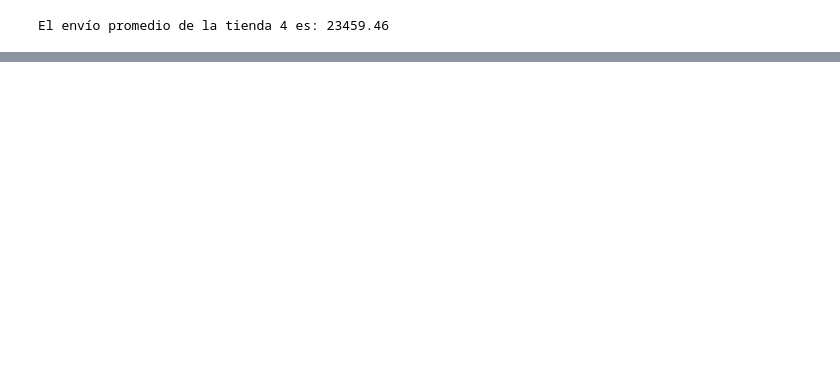
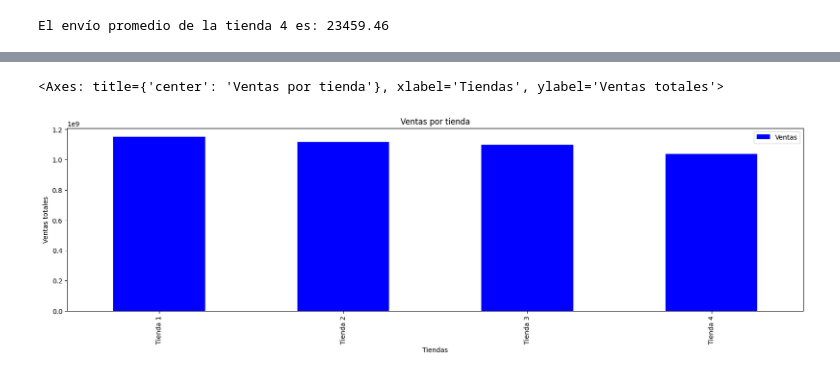
Before and after one commit to Fvargasv/Desafio-Alura-Store, a Jupyter notebook: AluraStoreLatam.ipynb, the cells around one changed output, grey strips where cells are left out. Cells and saved outputs as stored; diff of their text form; code cells hidden in the pictures; blank space fills up the shorter version.

```diff
--- a/AluraStoreLatam.ipynb
+++ b/AluraStoreLatam.ipynb
@@ -503,2 +521,11 @@ El envío promedio de la tienda 4 es: 23459.46
 # %%
 import matplotlib.pyplot as plt
+# %%
+#graficar las ventas totales de las tiendas usando matplotlib
+ventas_tiendas = [Ventas_tienda1, Ventas_tienda2, Ventas_tienda3, Ventas_tienda4]
+tiendas = ['Tienda 1', 'Tienda 2', 'Tienda 3', 'Tienda 4']
+
+df_ventas = pd.DataFrame({
+    'Tiendas': tiendas,
+    'Ventas': ventas_tiendas
+})
@@ -504,0 +541,7 @@ import matplotlib.pyplot as plt
+# %%
+df_ventas.set_index('Tiendas', inplace=True) ## Establecer 'tiendas' como índice (opcional, para etiquetas en el eje X)
+# %%
+df_ventas.plot(kind='bar', figsize=(20,5), color='blue',xlabel='Tiendas', ylabel='Ventas totales',title= 'Ventas por tienda')
+# %% [output]
+<Axes: title={'center': 'Ventas por tienda'}, xlabel='Tiendas', ylabel='Ventas totales'>
+[figure, added]
```
Also changed, not shown: parts of 49 cells of this notebook.
